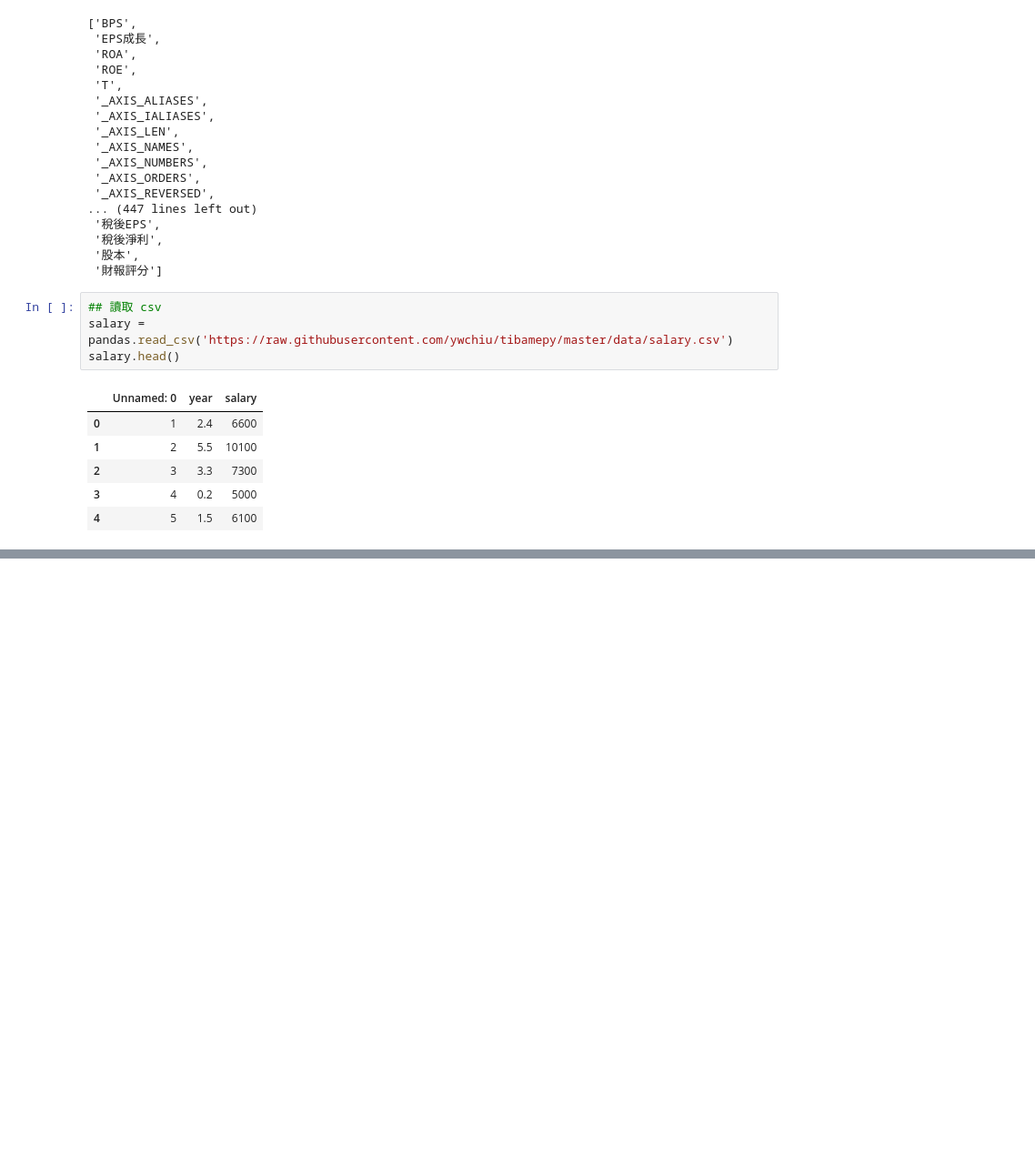
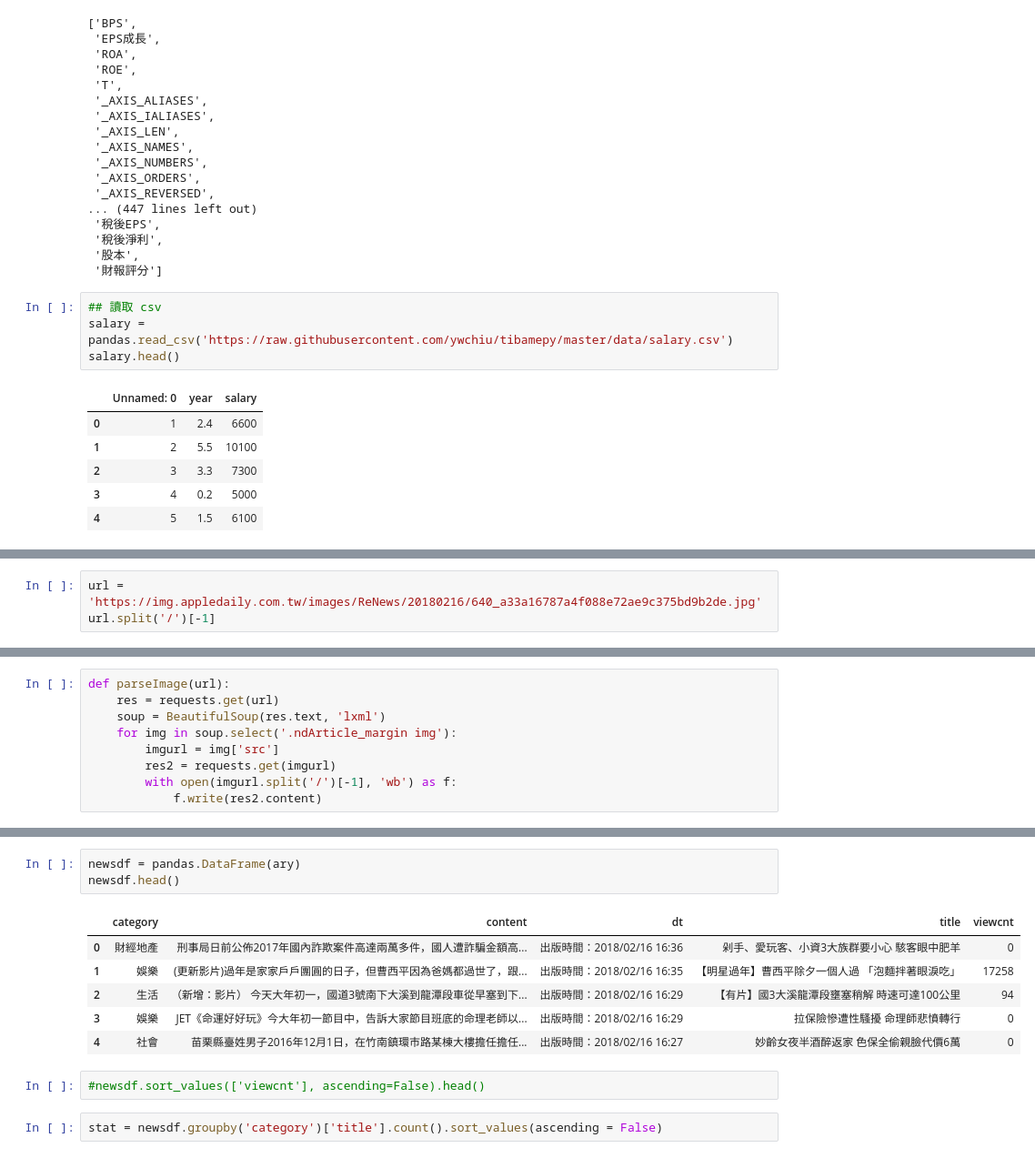
Before and after one commit to TonyTWLiu/Tibame, a Jupyter notebook: Python5.ipynb, the cells around one changed output, grey strips where cells are left out. Shown at 91% size. Drawn from its saved outputs; the diff is of its cells as text; blank space fills up the shorter version.

```diff
--- a/Python5.ipynb
+++ b/Python5.ipynb
@@ -284,0 +569,3 @@ salary.head()
+# %%
+url = 'https://img.appledaily.com.tw/images/ReNews/20180216/640_a33a16787a4f088e72ae9c375bd9b2de.jpg'
+url.split('/')[-1]
@@ -284,0 +574,9 @@ salary.head()
+# %%
+def parseImage(url):
+    res = requests.get(url)
+    soup = BeautifulSoup(res.text, 'lxml')
+    for img in soup.select('.ndArticle_margin img'):
+        imgurl = img['src']
+        res2 = requests.get(imgurl)
+        with open(imgurl.split('/')[-1], 'wb') as f:
+            f.write(res2.content)
@@ -284,0 +620,14 @@ salary.head()
+# %%
+newsdf = pandas.DataFrame(ary)
+newsdf.head()
+# %% [output]
+|  | category | content | dt | title | viewcnt |
+| 0 | 財經地產 | 刑事局日前公佈2017年國內詐欺案件高達兩萬多件，國人遭詐騙金額高... | 出版時間：2018/02/16 16:36 | 剁手、愛玩客、小資3大族群要小心 駭客眼中肥羊 | 0 |
+| 1 | 娛樂 | (更新影片)過年是家家戶戶團圓的日子，但曹西平因為爸媽都過世了，跟... | 出版時間：2018/02/16 16:35 | 【明星過年】曹西平除夕一個人過 「泡麵拌著眼淚吃」 | 17258 |
+| 2 | 生活 | （新增：影片） 今天大年初一，國道3號南下大溪到龍潭段車從早塞到下... | 出版時間：2018/02/16 16:29 | 【有片】國3大溪龍潭段壅塞稍解 時速可達100公里 | 94 |
+| 3 | 娛樂 | JET《命運好好玩》今大年初一節目中，告訴大家節目班底的命理老師以... | 出版時間：2018/02/16 16:29 | 拉保險慘遭性騷擾 命理師悲憤轉行 | 0 |
+| 4 | 社會 | 苗栗縣臺姓男子2016年12月1日，在竹南鎮環市路某棟大樓擔任擔任... | 出版時間：2018/02/16 16:27 | 妙齡女夜半酒醉返家 色保全偷親臉代價6萬 | 0 |
+# %%
+#newsdf.sort_values(['viewcnt'], ascending=False).head()
+# %%
+stat = newsdf.groupby('category')['title'].count().sort_values(ascending = False)
```
Also changed, not shown: parts of 63 cells of this notebook.
